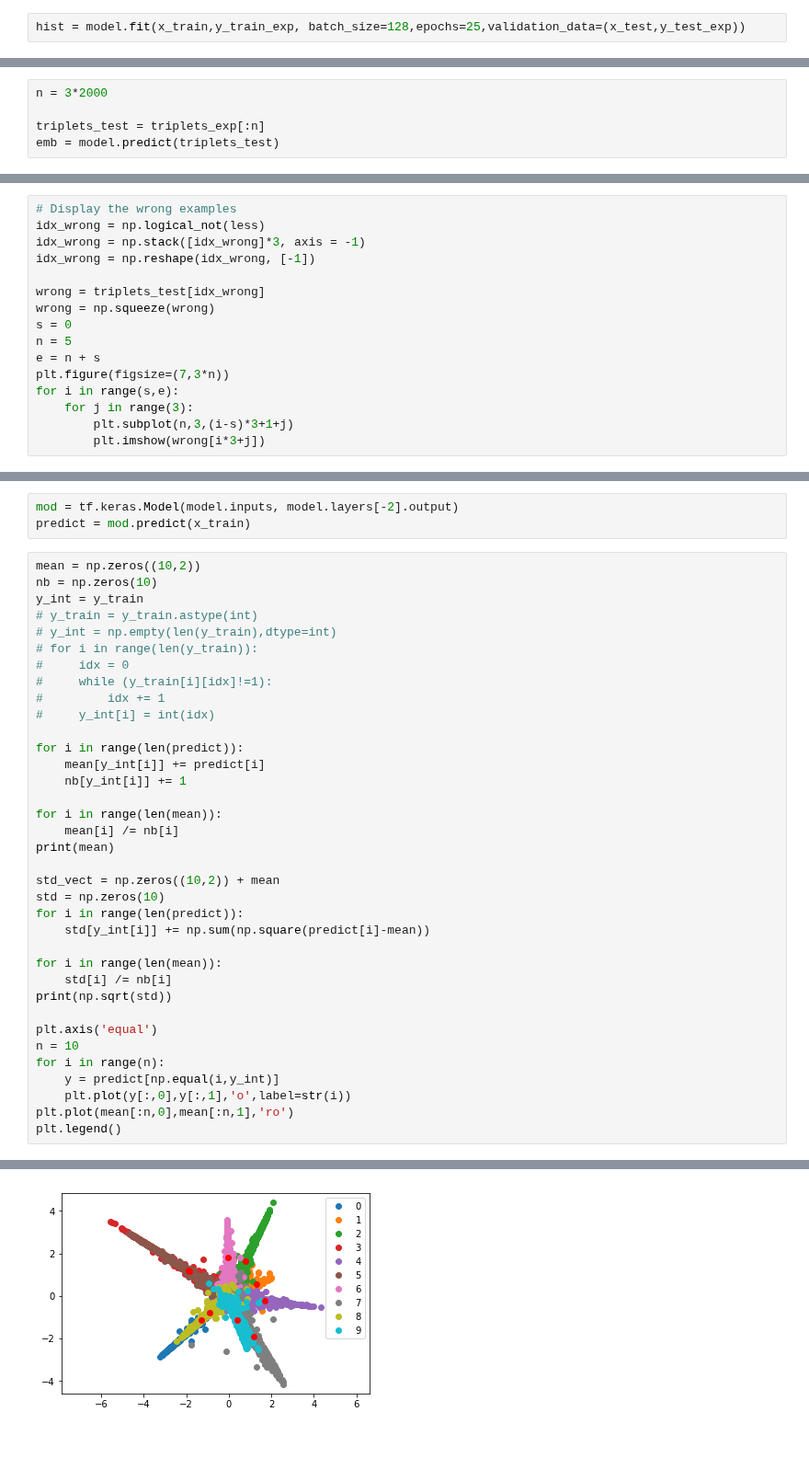
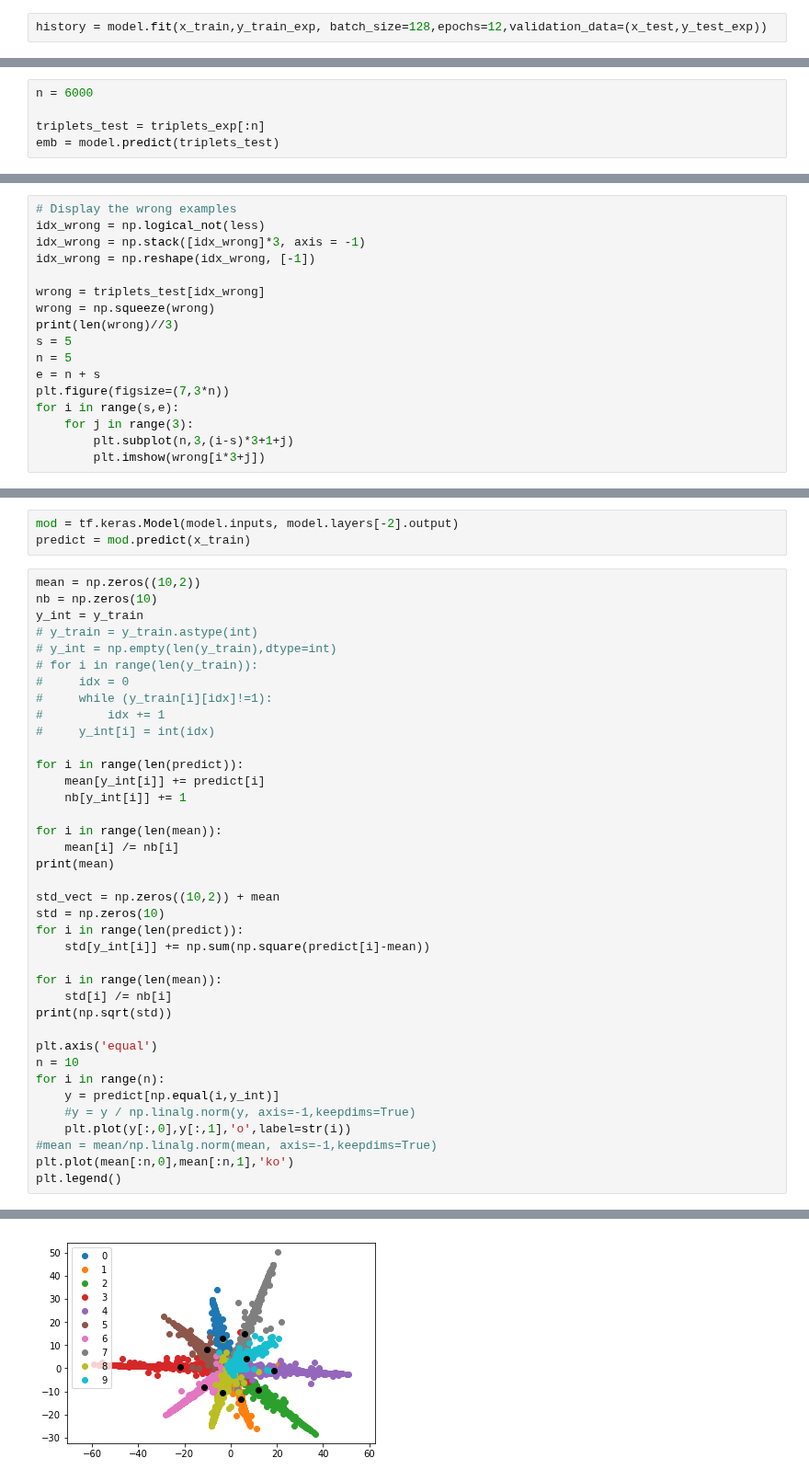
Before and after one commit to GuillaumeMougeot/DogFaceNet, a Jupyter notebook: dogfacenet/dogfacenet-mnist_v2.ipynb, the cells around one changed output, grey strips where cells are left out. Shown at 92% size. Cells and saved outputs as stored; diff of their text form; blank space fills up the shorter version.

```diff
--- a/dogfacenet/dogfacenet-mnist_v2.ipynb
+++ b/dogfacenet/dogfacenet-mnist_v2.ipynb
@@ -578,6 +648,6 @@ plt.plot(epochs,val_loss, label="val_loss")
 plt.xlabel("Number of epochs")
 plt.legend()
 # %%
-hist = model.fit(x_train,y_train_exp, batch_size=128,epochs=25,validation_data=(x_test,y_test_exp))
+history = model.fit(x_train,y_train_exp, batch_size=128,epochs=12,validation_data=(x_test,y_test_exp))
 # %% [output]
 Train on 60000 samples, validate on 10000 samples
@@ -632,7 +705,7 @@ KeyboardInterrupt:
 # %% [markdown]
 ### Evaluate it
 # %%
-n = 3*2000
+n = 6000
 
 triplets_test = triplets_exp[:n]
 emb = model.predict(triplets_test)
@@ -657,7 +730,8 @@ idx_wrong = np.reshape(idx_wrong, [-1])
 
 wrong = triplets_test[idx_wrong]
 wrong = np.squeeze(wrong)
-s = 0
+print(len(wrong)//3)
+s = 5
 n = 5
 e = n + s
 plt.figure(figsize=(7,3*n))
@@ -728,7 +803,9 @@ plt.axis('equal')
 n = 10
 for i in range(n):
     y = predict[np.equal(i,y_int)]
+    #y = y / np.linalg.norm(y, axis=-1,keepdims=True)
     plt.plot(y[:,0],y[:,1],'o',label=str(i))
-plt.plot(mean[:n,0],mean[:n,1],'ro')
+#mean = mean/np.linalg.norm(mean, axis=-1,keepdims=True)
+plt.plot(mean[:n,0],mean[:n,1],'ko')
 plt.legend()
 # %% [output]
@@ -747,2 +824,2 @@ plt.legend()
 <matplotlib.legend.Legend at 0x...>
-[figure, old version]
+[figure, new version]
```
Also changed, not shown: parts of 16 cells of this notebook, 1 other file.
